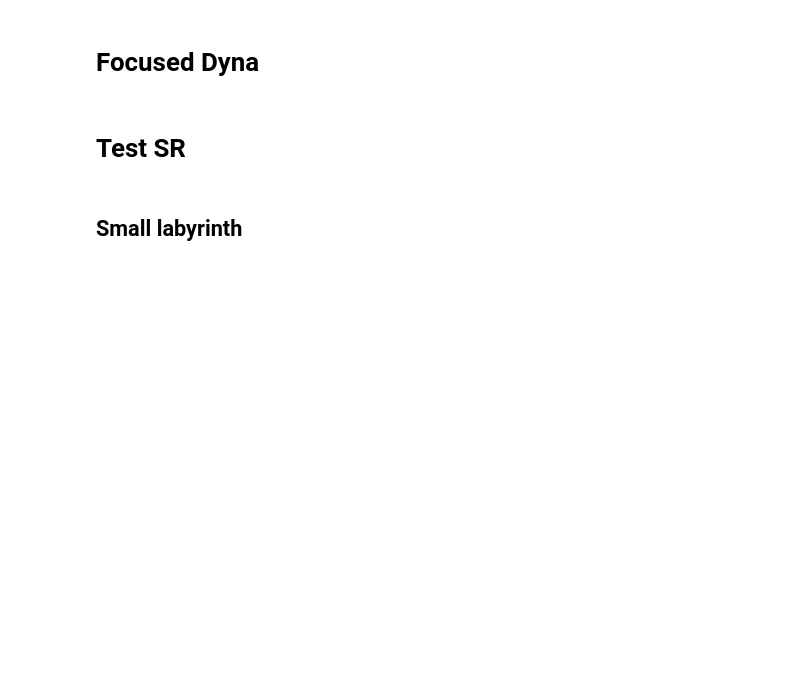
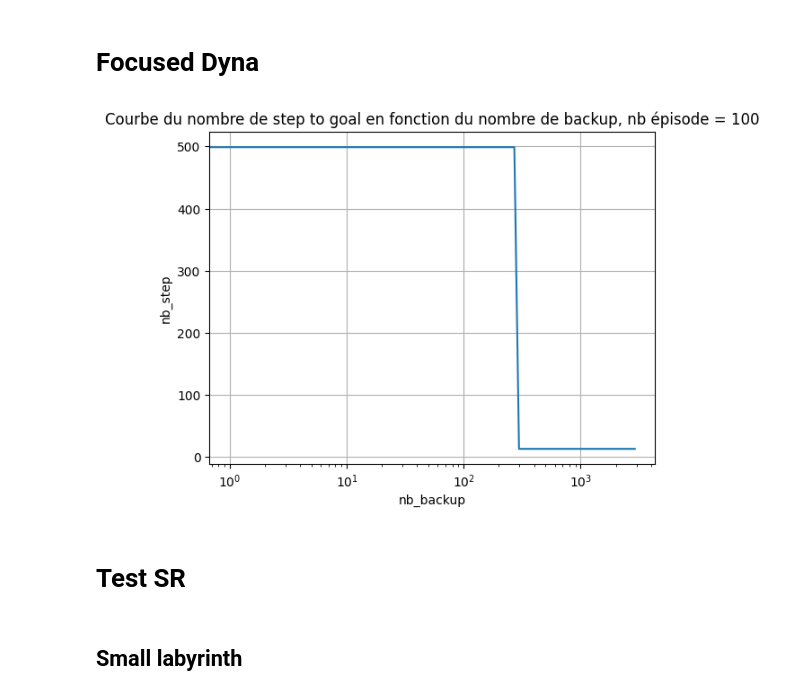
Before and after one commit to Meriadoc-gitgit/PRMA, a Jupyter notebook: src/test.ipynb, the cells around one changed output. Cells and saved outputs as stored; diff of their text form; code cells hidden in the pictures; blank space fills up the shorter version.

```diff
--- a/src/test.ipynb
+++ b/src/test.ipynb
@@ -104,18 +110,20 @@ FDyna.execute()
 # %%
 data = pd.read_csv("executionInformation.csv")
 
 nb_steps = data.iloc[:, 1].tolist()
 nb_backup = data.iloc[:,0].tolist()
 
 plt.plot(nb_backup,nb_steps)
 
 
-plt.title('Courbe du nombre de step to goal en fonction du nombre de backup')
+plt.title(f'Courbe du nombre de step to goal en fonction du nombre de backup, nb épisode = {FDyna.episode}')
 plt.xlabel('nb_backup')
 plt.ylabel('nb_step')
 plt.xscale('log')
 plt.grid(True)
 plt.show()
+# %% [output]
+[figure, added]
 # %% [markdown]
 # Test SR
 # %%
```
Also changed, not shown: parts of 23 cells of this notebook, 11 other files.
